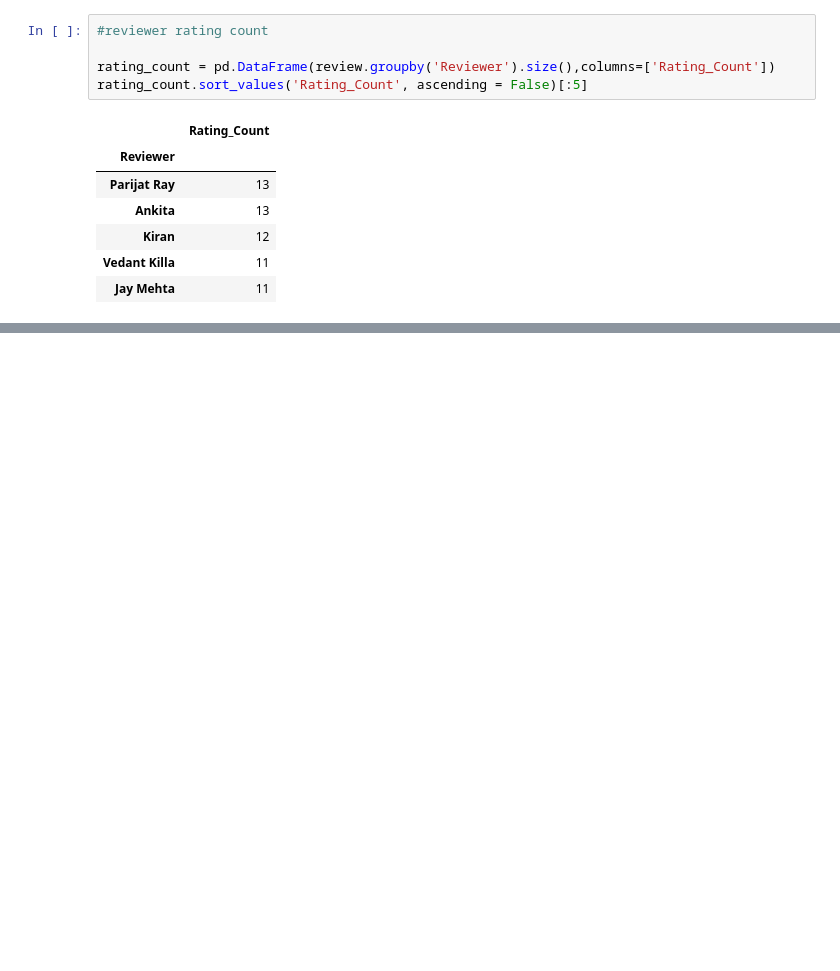
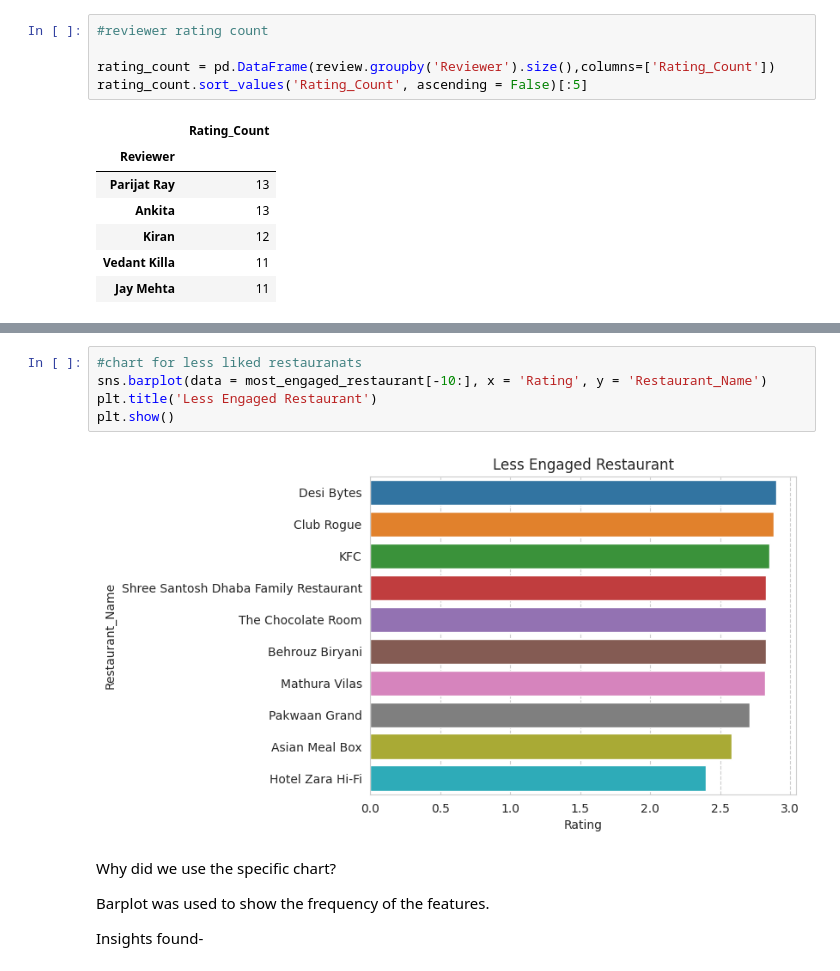
Before and after one commit to pi-mishra/Zomato-Restaurant-Clustering-And-Sentiment-Analysis, a Jupyter notebook: Zomato_Restaurant_Clustering_And_Sentiment_Analysis.ipynb, the cells around one changed output, grey strips where cells are left out. Saved outputs shown, nothing was run; the diff lists cells and outputs as text; blank space fills up the shorter version.

```diff
--- a/Zomato_Restaurant_Clustering_And_Sentiment_Analysis.ipynb
+++ b/Zomato_Restaurant_Clustering_And_Sentiment_Analysis.ipynb
@@ -631,0 +667,13 @@ Index(['Restaurant_Name', 'Links', 'Cost', 'Collections', 'Cuisines',
+# %%
+#chart for less liked restauranats
+sns.barplot(data = most_engaged_restaurant[-10:], x = 'Rating', y = 'Restaurant_Name')
+plt.title('Less Engaged Restaurant')
+plt.show()
+# %% [output]
+[figure, added]
+# %% [markdown]
+Why did we use the specific chart?
+
+Barplot was used to show the frequency of the features.
+
+Insights found-
```
Also changed, not shown: parts of 10 cells of this notebook.
